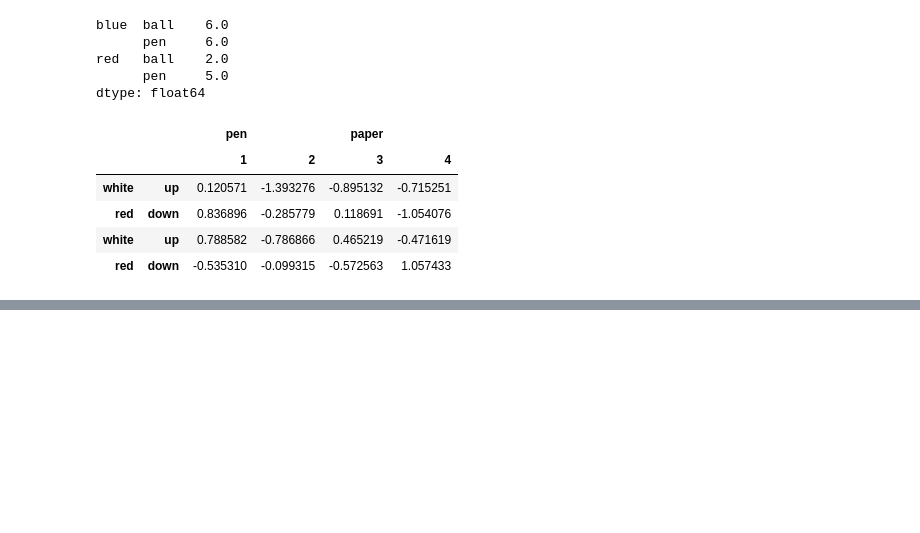
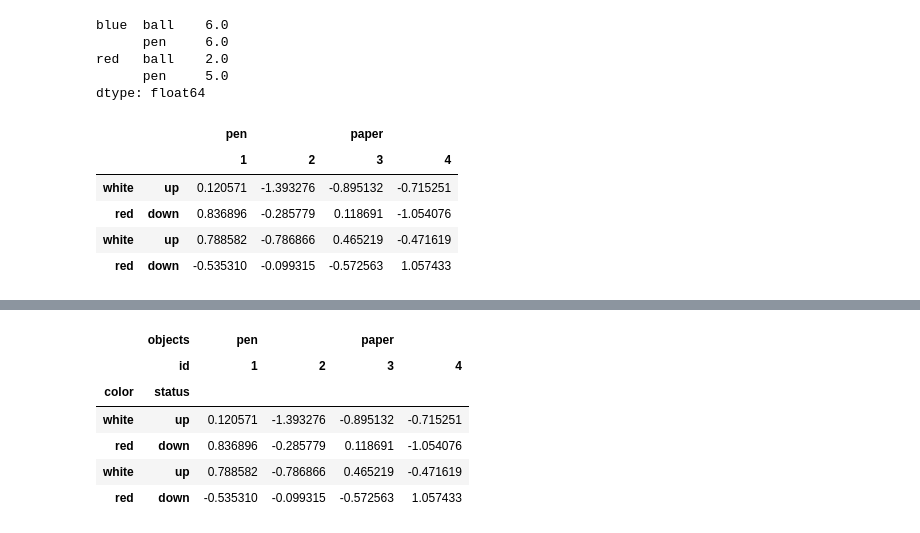
Before and after one commit to zhangminvip/python_data_analytics, a Jupyter notebook: dataframe_test.ipynb, the cells around one changed output, grey strips where cells are left out. Saved outputs shown, nothing was run; the diff lists cells and outputs as text; code cells hidden in the pictures; blank space fills up the shorter version.

Commit message:
sort_values sort_index swaplevel columns.names index.names

```diff
--- a/dataframe_test.ipynb
+++ b/dataframe_test.ipynb
@@ -759,3 +759,5 @@ mframe
 | red | down | 0.836896 | -0.285779 | 0.118691 | -1.054076 |
 | white | up | 0.788582 | -0.786866 | 0.465219 | -0.471619 |
 | red | down | -0.535310 | -0.099315 | -0.572563 | 1.057433 |
+# %%
+mframe.columns.names = ['objects','id']
@@ -761,0 +773,12 @@ mframe
+# %%
+mframe.index.names = ['colors','status']
+# %%
+mframe
+# %% [output]
+|  | objects | pen |  | paper |  |
+|  | id | 1 | 2 | 3 | 4 |
+| color | status |  |  |  |  |
+| white | up | 0.120571 | -1.393276 | -0.895132 | -0.715251 |
+| red | down | 0.836896 | -0.285779 | 0.118691 | -1.054076 |
+| white | up | 0.788582 | -0.786866 | 0.465219 | -0.471619 |
+| red | down | -0.535310 | -0.099315 | -0.572563 | 1.057433 |
```
Also changed, not shown: parts of 4 cells of this notebook.
